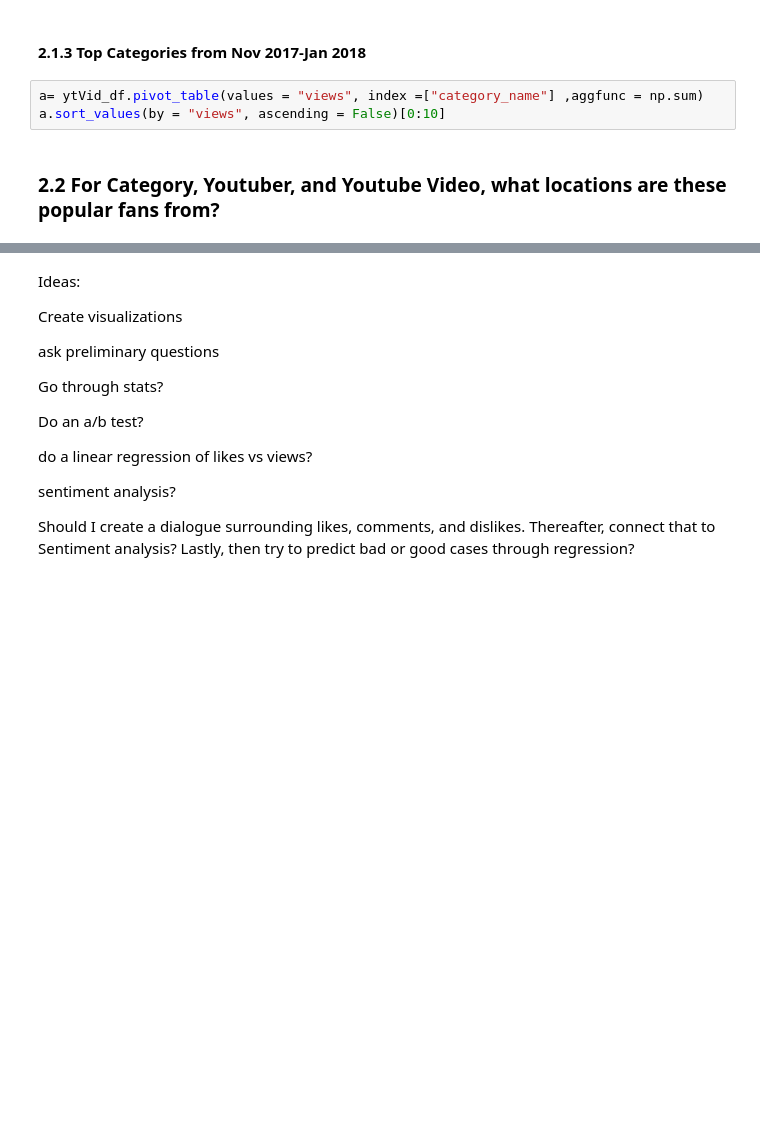
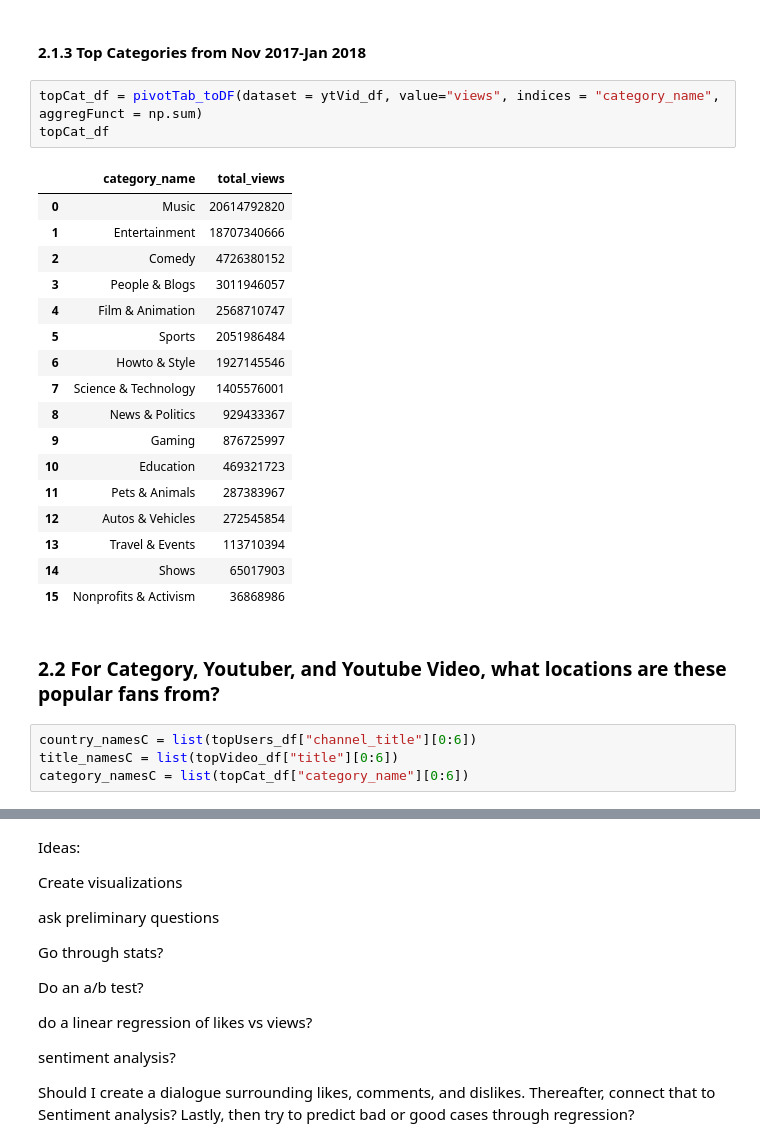
Before and after one commit to CloudChaoszero/Youtube-TrendsNMore, a Jupyter notebook: Analysis/YoutubeVideos-Analysis.ipynb, the cells around one changed output, grey strips where cells are left out. Drawn from its saved outputs; the diff is of its cells as text; blank space fills up the shorter version.

```diff
--- a/Analysis/YoutubeVideos-Analysis.ipynb
+++ b/Analysis/YoutubeVideos-Analysis.ipynb
@@ -80,7 +136,29 @@ a.sort_values(by = "views", ascending = False)[0:25]
 # %% [markdown]
 #### 2.1.3 Top Categories from Nov 2017-Jan 2018
-# %%
-a= ytVid_df.pivot_table(values = "views", index =["category_name"] ,aggfunc = np.sum)
-a.sort_values(by = "views", ascending = False)[0:10]
+# %%
+topCat_df = pivotTab_toDF(dataset = ytVid_df, value="views", indices = "category_name", aggregFunct = np.sum)
+topCat_df
+# %% [output]
+|  | category_name | total_views |
+| 0 | Music | 20614792820 |
+| 1 | Entertainment | 18707340666 |
+| 2 | Comedy | 4726380152 |
+| 3 | People & Blogs | 3011946057 |
+| 4 | Film & Animation | 2568710747 |
+| 5 | Sports | 2051986484 |
+| 6 | Howto & Style | 1927145546 |
+| 7 | Science & Technology | 1405576001 |
+| 8 | News & Politics | 929433367 |
+| 9 | Gaming | 876725997 |
+| 10 | Education | 469321723 |
+| 11 | Pets & Animals | 287383967 |
+| 12 | Autos & Vehicles | 272545854 |
+| 13 | Travel & Events | 113710394 |
+| 14 | Shows | 65017903 |
+| 15 | Nonprofits & Activism | 36868986 |
 # %% [markdown]
 ### 2.2 For Category, Youtuber, and Youtube Video, what locations are these popular fans from?
+# %%
+country_namesC = list(topUsers_df["channel_title"][0:6])
+title_namesC = list(topVideo_df["title"][0:6])
+category_namesC = list(topCat_df["category_name"][0:6])
```
Also changed, not shown: parts of 18 cells of this notebook.
